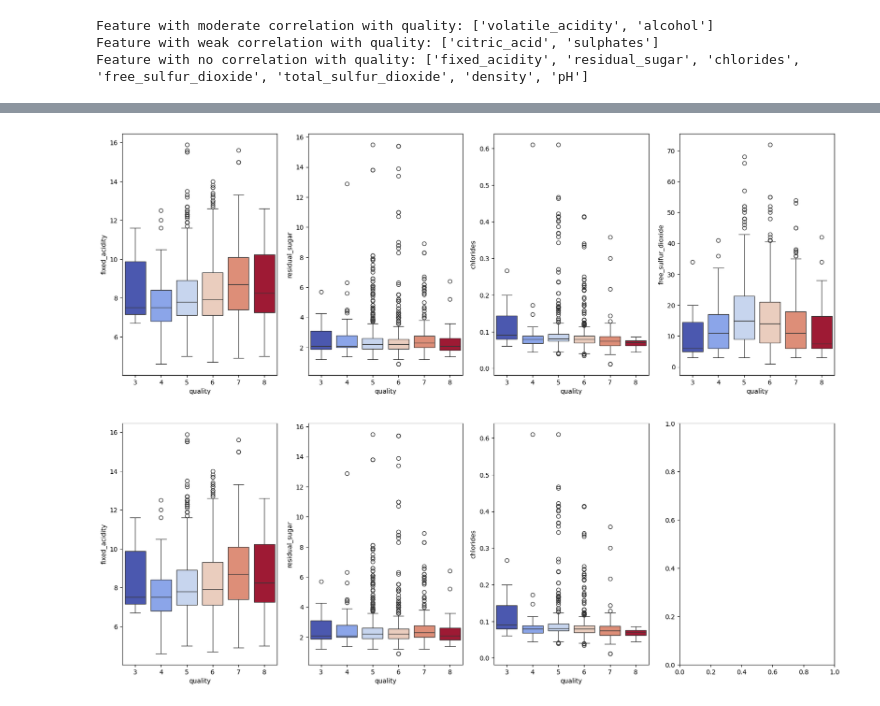
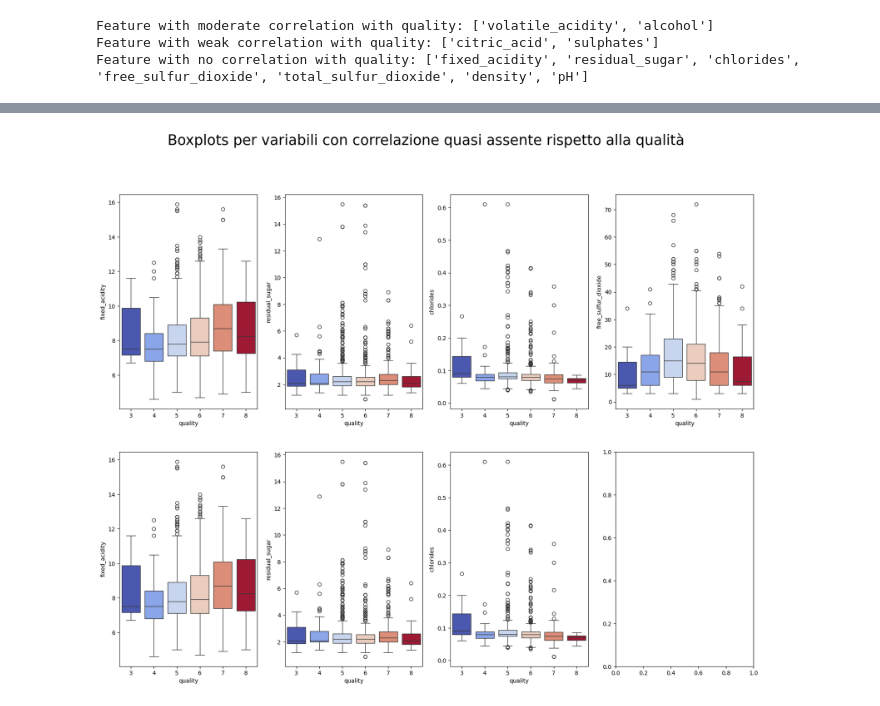
Before and after one commit to gonarec/WineDetector_Python_Project, a Jupyter notebook: Project.ipynb, the cells around one changed output, grey strips where cells are left out. Cells and saved outputs as stored; diff of their text form; code cells hidden in the pictures.

```diff
--- a/Project.ipynb
+++ b/Project.ipynb
@@ -101,11 +102,13 @@ plt.show()
 # %%
 fig, ax = plt.subplots(2,4,figsize=(20,15))
 a=0
 for i in range(len(no_corr)):
     if i >3:
         a=1
         i=i-4
     sns.boxplot(x='quality', y=no_corr[i], hue='quality', data = wine_dataframe, ax=ax[a,i], palette = 'coolwarm', legend=False)
+
+fig.suptitle('Boxplots per variabili con correlazione quasi assente rispetto alla qualità', fontsize=25)
 plt.show()
 # %% [output]
-[figure, old version]
+[figure, new version]
```
Also changed, not shown: parts of 2 cells of this notebook.
